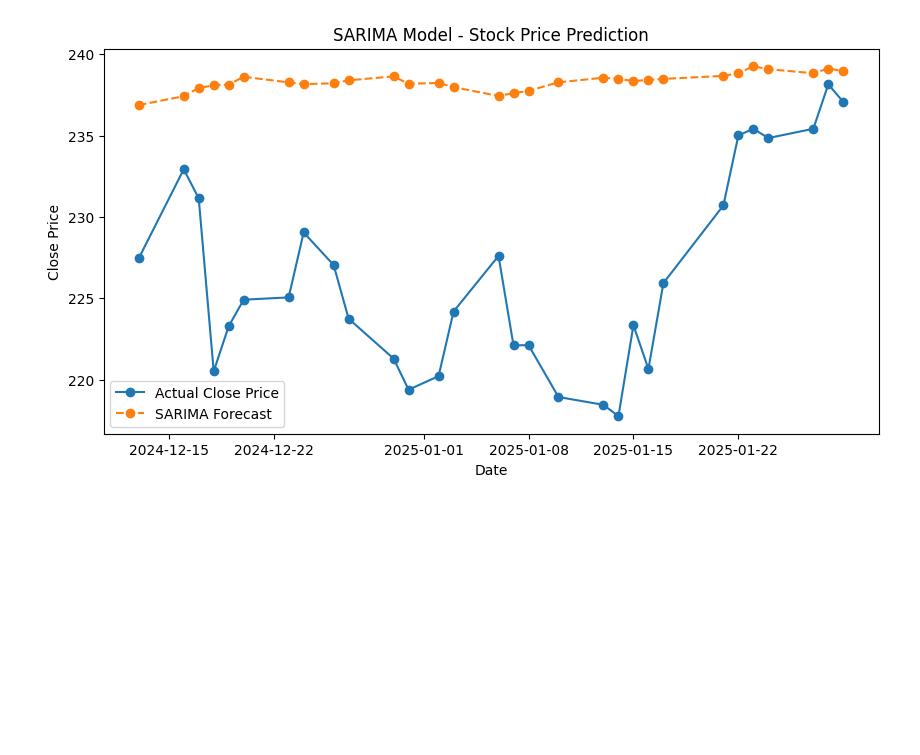
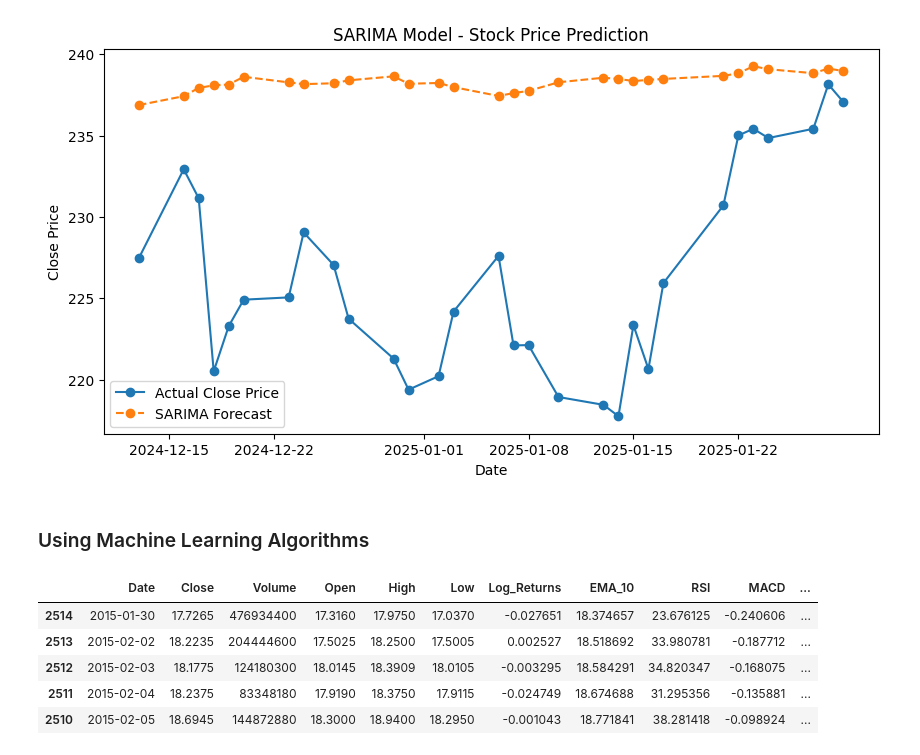
Before and after one commit to AnubhavYadavBCA25/MNCs-Companies-Stocks-Prediction, a Jupyter notebook: notebooks/Model-Building.ipynb, the cells around one changed output. Saved outputs shown, nothing was run; the diff lists cells and outputs as text; code cells hidden in the pictures; blank space fills up the shorter version.

Commit message:
Using ML algos for building models

```diff
--- a/notebooks/Model-Building.ipynb
+++ b/notebooks/Model-Building.ipynb
@@ -859,3 +859,5 @@ MSE: 174.9787
 RMSE: 13.2280
 R² Score: -3.7731
 [figure]
+# %% [markdown]
+### Using Machine Learning Algorithms
@@ -861,0 +870,9 @@ R² Score: -3.7731
+# %%
+df_amazon.head()
+# %% [output]
+|  | Date | Close | Volume | Open | High | Low | Log_Returns | EMA_10 | RSI | MACD | ... |
+| 2514 | 2015-01-30 | 17.7265 | 476934400 | 17.3160 | 17.9750 | 17.0370 | -0.027651 | 18.374657 | 23.676125 | -0.240606 | ... |
+| 2513 | 2015-02-02 | 18.2235 | 204444600 | 17.5025 | 18.2500 | 17.5005 | 0.002527 | 18.518692 | 33.980781 | -0.187712 | ... |
+| 2512 | 2015-02-03 | 18.1775 | 124180300 | 18.0145 | 18.3909 | 18.0105 | -0.003295 | 18.584291 | 34.820347 | -0.168075 | ... |
+| 2511 | 2015-02-04 | 18.2375 | 83348180 | 17.9190 | 18.3750 | 17.9115 | -0.024749 | 18.674688 | 31.295356 | -0.135881 | ... |
+| 2510 | 2015-02-05 | 18.6945 | 144872880 | 18.3000 | 18.9400 | 18.2950 | -0.001043 | 18.771841 | 38.281418 | -0.098924 | ... |
```
Also changed, not shown: parts of 16 cells of this notebook.
